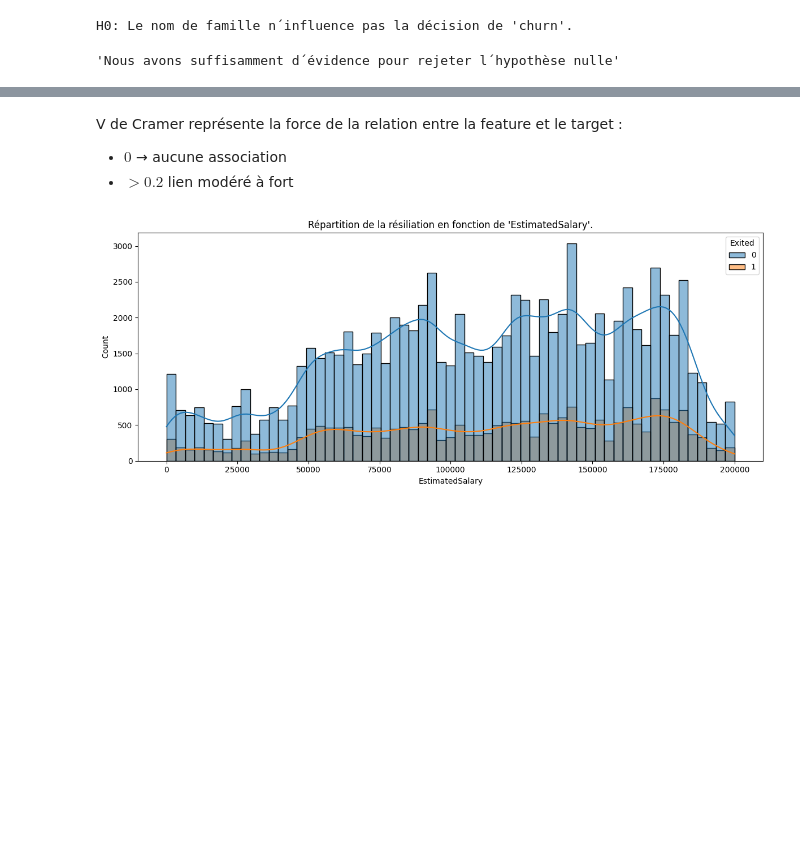
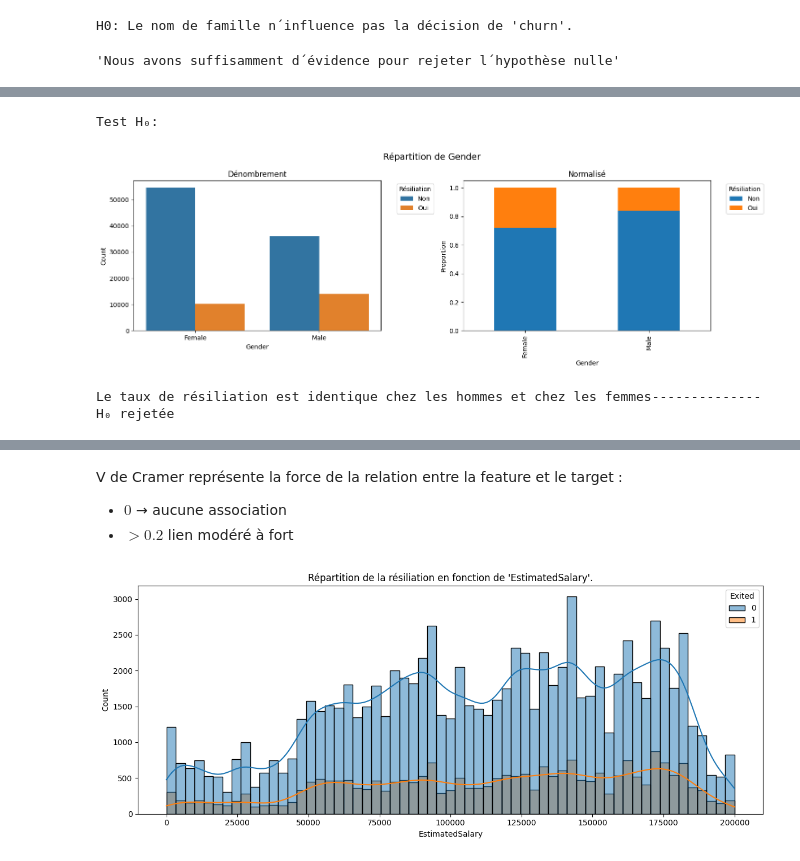
Before and after one commit to lbihin/mlpro-classification-bank-churn-2025, a Jupyter notebook: eda/eda.ipynb, the cells around one changed output, grey strips where cells are left out. Drawn from its saved outputs; the diff is of its cells as text; code cells hidden in the pictures; blank space fills up the shorter version.

```diff
--- a/eda/eda.ipynb
+++ b/eda/eda.ipynb
@@ -1265,0 +1379,16 @@ pd.get_dummies(train_df.Geography)
+# %%
+print("Test H₀:")
+
+afficher_feature_vs_target('Gender')
+
+h0 = "Le taux de résiliation est identique chez les hommes et chez les femmes"
+contingency = pd.crosstab(test_df['Gender'], test_df[TARGET])
+chi2, p_value, dof, expected = stats.chi2_contingency(contingency)
+if p_value < ALPHA:
+    print(f'{h0 :-<85} H₀ rejetée')
+else :
+    print(f"{h0 :-<85} '-'")
+# %% [output]
+Test H₀:
+[figure, added]
+Le taux de résiliation est identique chez les hommes et chez les femmes-------------- H₀ rejetée
```
Also changed, not shown: parts of 61 cells of this notebook.
